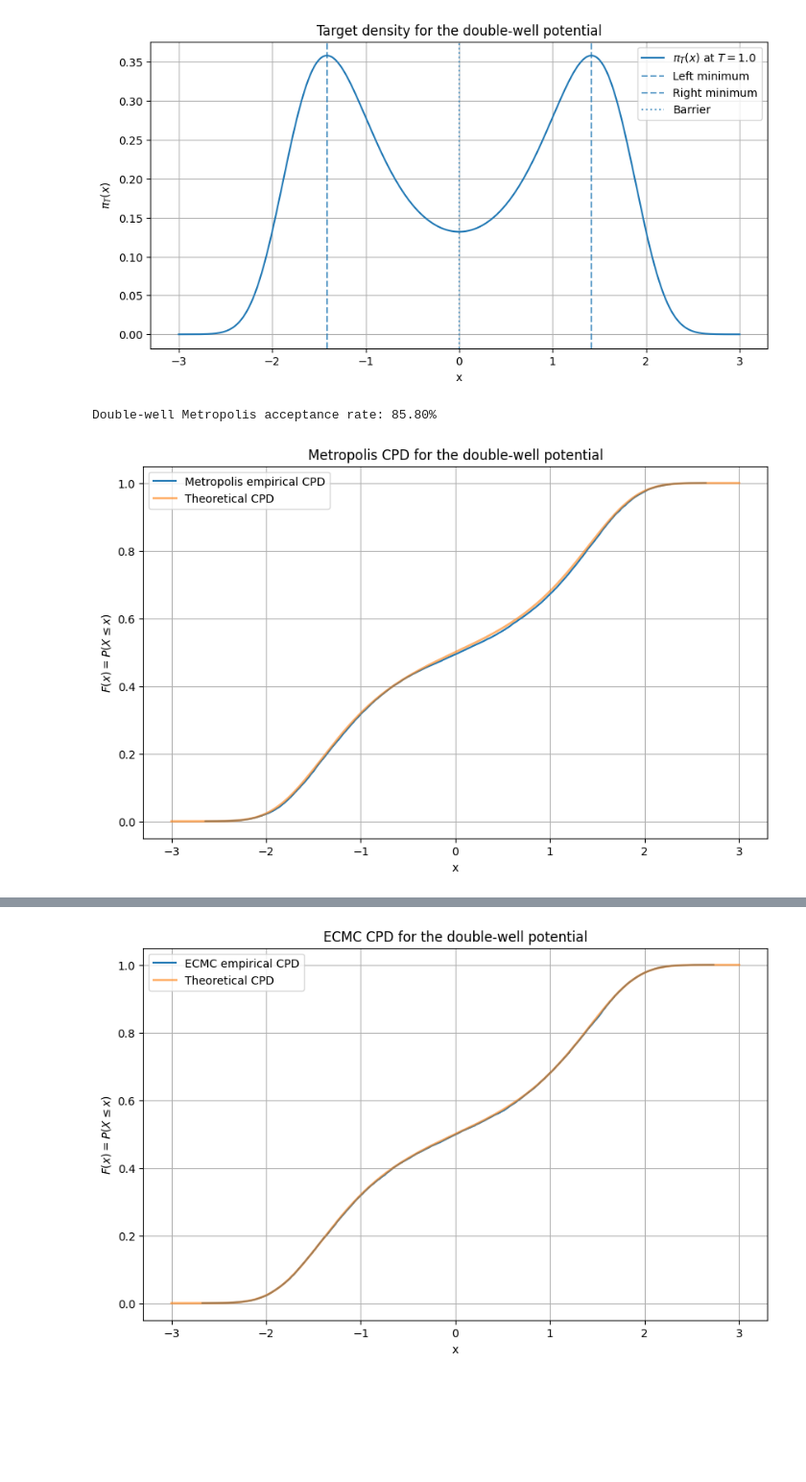
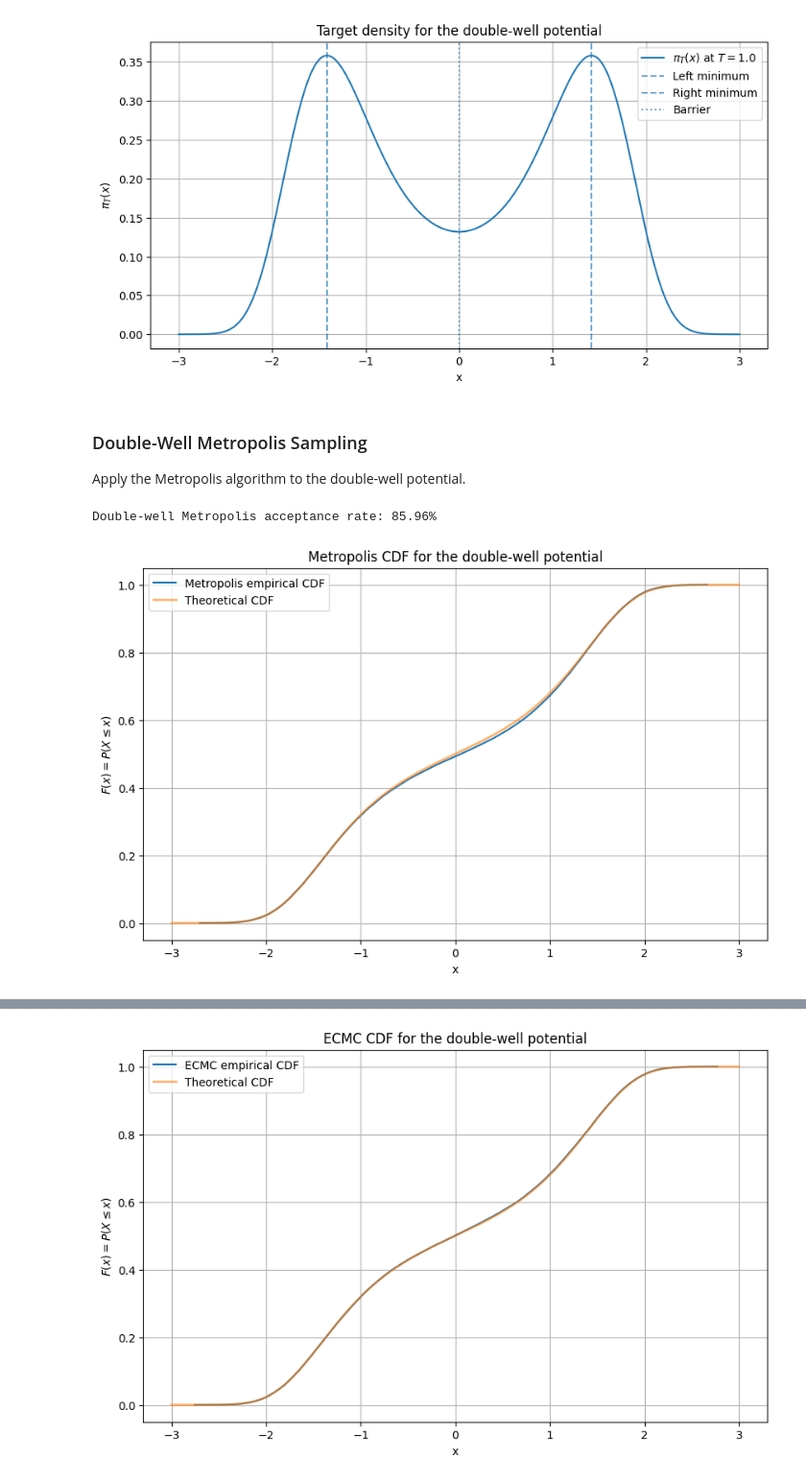
Before and after one commit to Shinichi03/PMSC_Individual_Project, a Jupyter notebook: Baseline Cases/Ground_Work.ipynb, the cells around one changed output, grey strips where cells are left out. Shown at 96% size. Cells and saved outputs as stored; diff of their text form; code cells hidden in the pictures; blank space fills up the shorter version.

```diff
--- a/Baseline Cases/Ground_Work.ipynb
+++ b/Baseline Cases/Ground_Work.ipynb
@@ -114,7 +145,7 @@ Metropolis acceptance rate: 72.74%
 # %%
-def empirical_cpd(samples):
+def empirical_cdf(samples):
     """
-    Calculate the empirical cumulative probability distribution (CPD) from a set of samples.
+    Calculate the empirical cumulative density function (CDF) from the given samples.
 
     Args:
         samples (array-like): A list or array of samples.
@@ -126,12 +157,12 @@ def empirical_cpd(samples):
     cumulative_probs = np.arange(1, len(sorted_samples) + 1) / len(sorted_samples)
     return sorted_samples, cumulative_probs
 
-def theoretical_cpd(x_grid, potential_func, temperature):
+def theoretical_cdf(x_grid, potential_func, temperature):
     """
-    Calculate the theoretical cumulative probability distribution (CPD) based on the target distribution.
+    Calculate the theoretical cumulative density function (CDF) based on the target distribution.
 
     Args:
-        x_grid (float): The grid of x values over which to compute the CPD.
+        x_grid (float): The grid of x values over which to compute the CDF.
         potential_func (float): The potential energy function.
         temperature (float): The temperature parameter for the target distribution.
 
@@ -591,12 +642,16 @@ plt.legend()
 plt.show()
 # %% [output]
 [figure]
+# %% [markdown]
+### Double-Well Metropolis Sampling
+
+Apply the Metropolis algorithm to the double-well potential.
 # %%
 double_potential = lambda x: U_double(x, a, b)
 
 temperature = 1.0
 initial_x = 0.0
-num_steps = 50_000
+num_steps = 10**5
 proposal_width = 1.0
 burn_in = 1_000
 
@@ -611,46 +666,46 @@ metropolis_double_trajectory, metropolis_double_acceptance_rate = run_metropolis
 
 print(f"Double-well Metropolis acceptance rate: {metropolis_double_acceptance_rate:.2%}")
 # %% [output]
-Double-well Metropolis acceptance rate: 85.80%
+Double-well Metropolis acceptance rate: 85.96%
 # %%
 metropolis_double_samples = metropolis_double_trajectory[burn_in:]
 
-metropolis_double_x_cpd, metropolis_double_y_cpd = empirical_cpd(
+metropolis_double_x_cdf, metropolis_double_y_cdf = empirical_cdf(
     metropolis_double_samples
 )
 
 x_grid_double = np.linspace(-3, 3, 4000)
 
-theory_double_cpd = theoretical_cpd(
+theory_double_cdf = theoretical_cdf(
     x_grid_double,
     double_potential,
     temperature
 )
 
 plt.figure(figsize=(10, 6))
 
 plt.plot(
-    metropolis_double_x_cpd,
-    metropolis_double_y_cpd,
-    label="Metropolis empirical CPD"
+    metropolis_double_x_cdf,
+    metropolis_double_y_cdf,
+    label="Metropolis empirical CDF"
 )
 
 plt.plot(
     x_grid_double,
-    theory_double_cpd,
+    theory_double_cdf,
     linewidth=2,
     alpha=0.6,
-    label="Theoretical CPD"
+    label="Theoretical CDF"
 )
 
 plt.xlabel("x")
 plt.ylabel(r"$F(x) = P(X \leq x)$")
-plt.title("Metropolis CPD for the double-well potential")
+plt.title("Metropolis CDF for the double-well potential")
 plt.grid()
 plt.legend()
 plt.show()
 # %% [output]
-[figure, old version]
+[figure, new version]
 # %%
 plt.figure(figsize=(12, 5))
 
```
Also changed, not shown: parts of 51 cells of this notebook.
